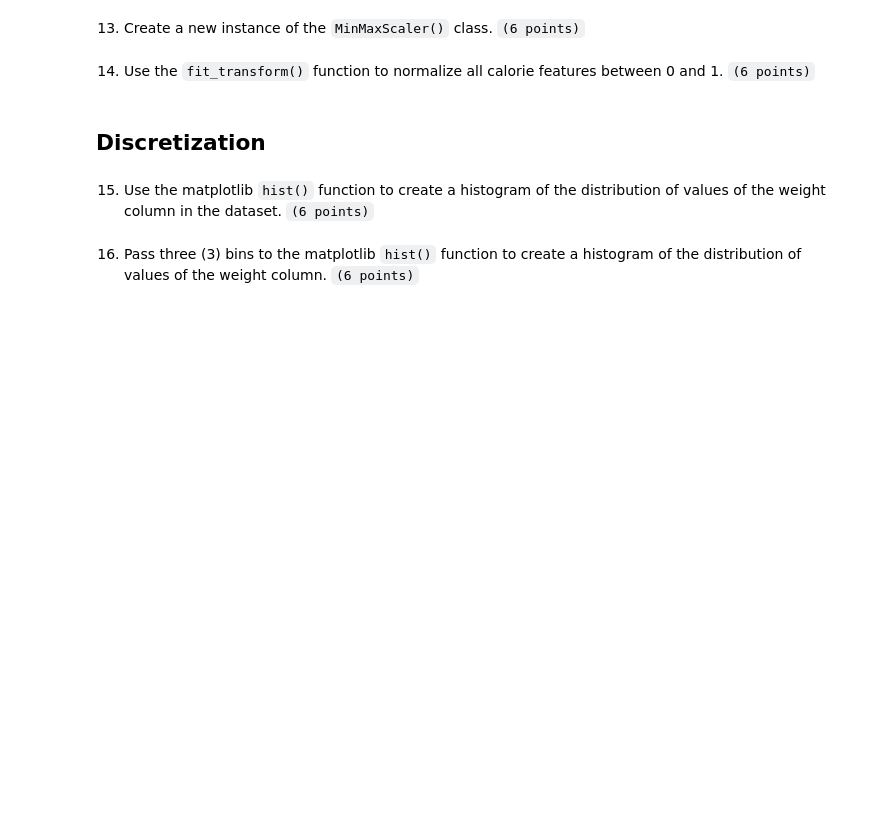
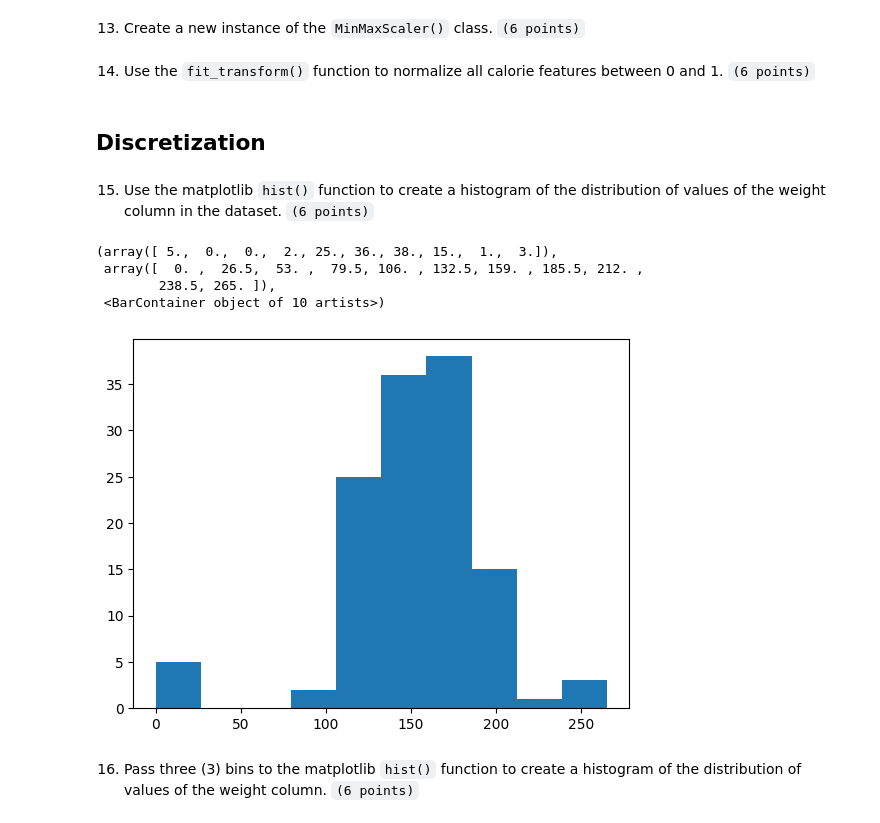
Before and after one commit to JM-Elbambo/CCDATS1L_EXAM, a Jupyter notebook: machine_problem_1.ipynb, the cells around one changed output. Saved outputs shown, nothing was run; the diff lists cells and outputs as text; code cells hidden in the pictures; blank space fills up the shorter version.

```diff
--- a/machine_problem_1.ipynb
+++ b/machine_problem_1.ipynb
@@ -118,15 +118,11 @@ df["weight"].fillna("", inplace=True)
 - waffle_calories
 # %%
 # put your answer here
-new_df = pd.DataFrame(columns = [
-    "calories_chicken",
-    "calories_scone",
-    "tortilla_calories",
-    "turkey_calories",
-    "waffle_calories"
-    ])
+calorie_columns = ["calories_chicken", "calories_scone", "tortilla_calories", "turkey_calories", "waffle_calories"]
+new_df = pd.DataFrame(df[calorie_columns])
 # %% [markdown]
 10. Replace the empty values un calorie column with zeroes using the `replace()` function. `(6 points)`
 # %%
 # put your answer here
-df["calorie"]
+df[calorie_columns] = df[calorie_columns].replace("", 0)
+new_df.replace("", 0, inplace=True)
@@ -144,10 +147,12 @@ KeyError: ignored
 13. Create a new instance of the `MinMaxScaler()` class. `(6 points)`
 # %%
 # put your answer here
+scaler = MinMaxScaler()
 # %% [markdown]
 14. Use the `fit_transform()` function to normalize all calorie features between 0 and 1. `(6 points)`
 # %%
 # put your answer here
+df[calorie_columns] = scaler.fit_transform(df[calorie_columns])
 # %% [markdown]
 ## Discretization
 # %%
@@ -160,6 +165,13 @@ df['weight'] = df['weight'].astype(int)
 15. Use the matplotlib `hist()` function to create a histogram of the distribution of values of the weight column in the dataset. `(6 points)`
 # %%
 # put your answer here
+plt.hist(df["weight"])
+# %% [output]
+(array([ 5.,  0.,  0.,  2., 25., 36., 38., 15.,  1.,  3.]),
+ array([  0. ,  26.5,  53. ,  79.5, 106. , 132.5, 159. , 185.5, 212. ,
+        238.5, 265. ]),
+ <BarContainer object of 10 artists>)
+[figure, added]
 # %% [markdown]
 16. Pass three (3) bins to the matplotlib `hist()` function to create a histogram of the distribution of values of the weight column. `(6 points)`
 # %%
```
Also changed, not shown: parts of 6 cells of this notebook.
